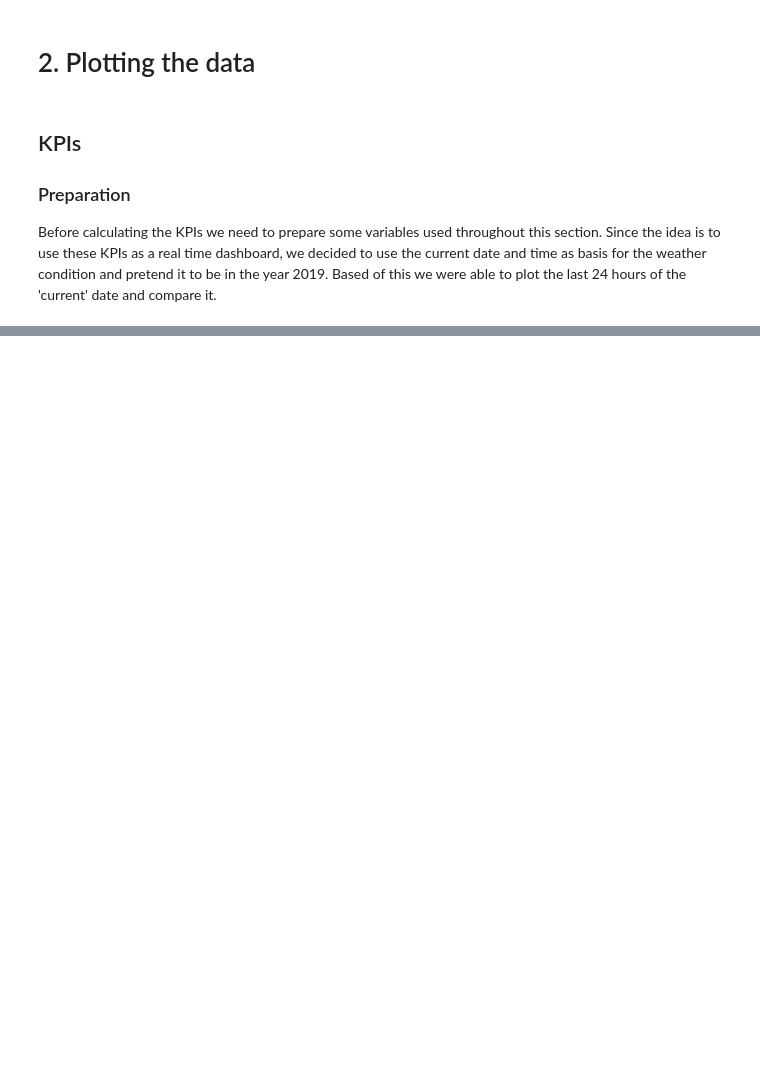
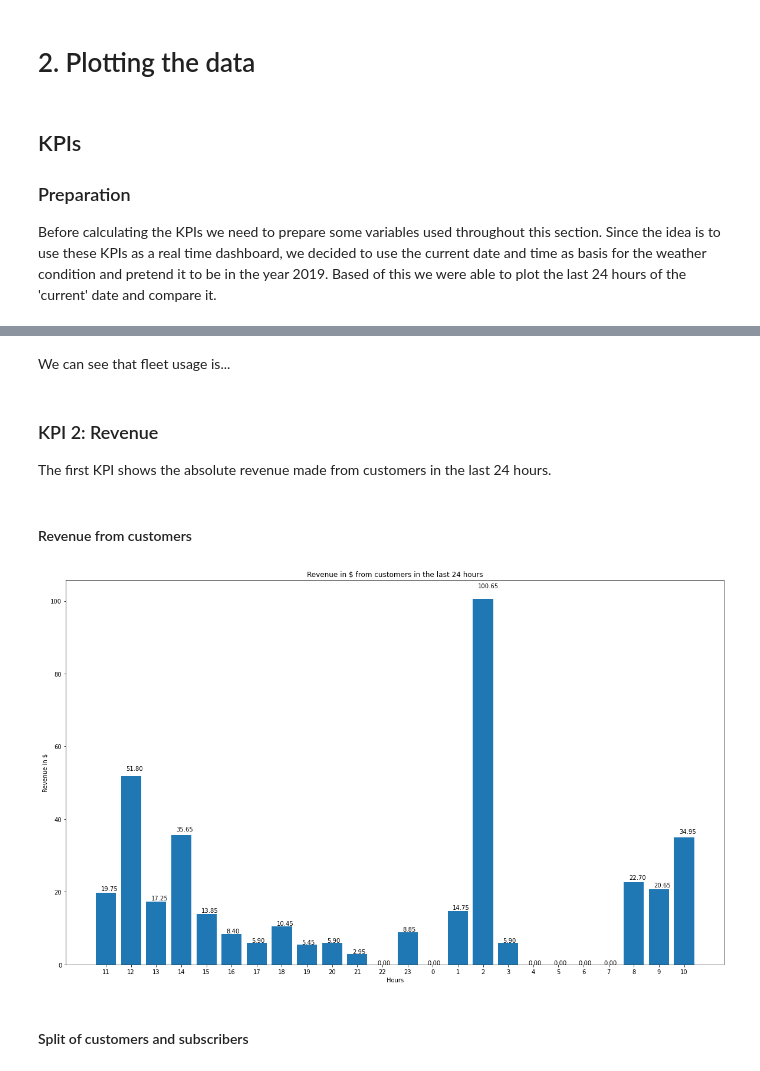
Before and after one commit to JuliusScheuerer/AA_Team_12_Assignment, a Jupyter notebook: AA_Team_12_Code.ipynb, the cells around one changed output, grey strips where cells are left out. Drawn from its saved outputs; the diff is of its cells as text; code cells hidden in the pictures; blank space fills up the shorter version.

```diff
--- a/AA_Team_12_Code.ipynb
+++ b/AA_Team_12_Code.ipynb
@@ -815,0 +706,7 @@ trip_data_website
+# %% [markdown]
+We can see that fleet usage is...
+# %% [markdown]
+### KPI 2: Revenue
+The first KPI shows the absolute revenue made from customers in the last 24 hours.
+# %% [markdown]
+#### Revenue from customers
@@ -815,0 +763,15 @@ trip_data_website
+# %%
+# Visualize the revenue by customers for the last 24 hours
+fig = plt.figure(figsize=(20,12))
+bins = result_kpi2_revenue['time'].astype('int32').values
+
+plt.title('Revenue in $ from customers in the last 24 hours')
+plt.xlabel('Hours')
+plt.ylabel('Revenue in $')
+autolabelFloat(plt.bar(result_kpi2_revenue['time'].astype('int32').astype('str').values, result_kpi2_revenue['revenue'], tick_label=bins))
+# plt.savefig('./figs/kpis/revenue_customer_example.jpeg')
+# plt.show()
+# %% [output]
+[figure, added]
+# %% [markdown]
+#### Split of customers and subscribers
```
Also changed, not shown: parts of 40 cells of this notebook.
